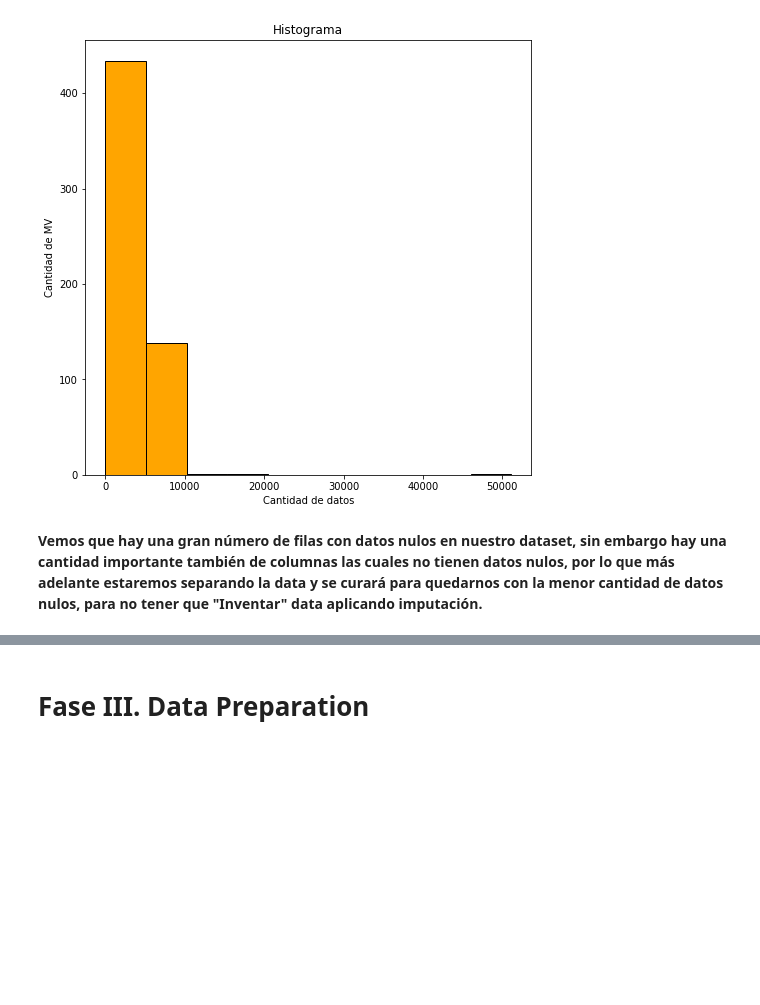
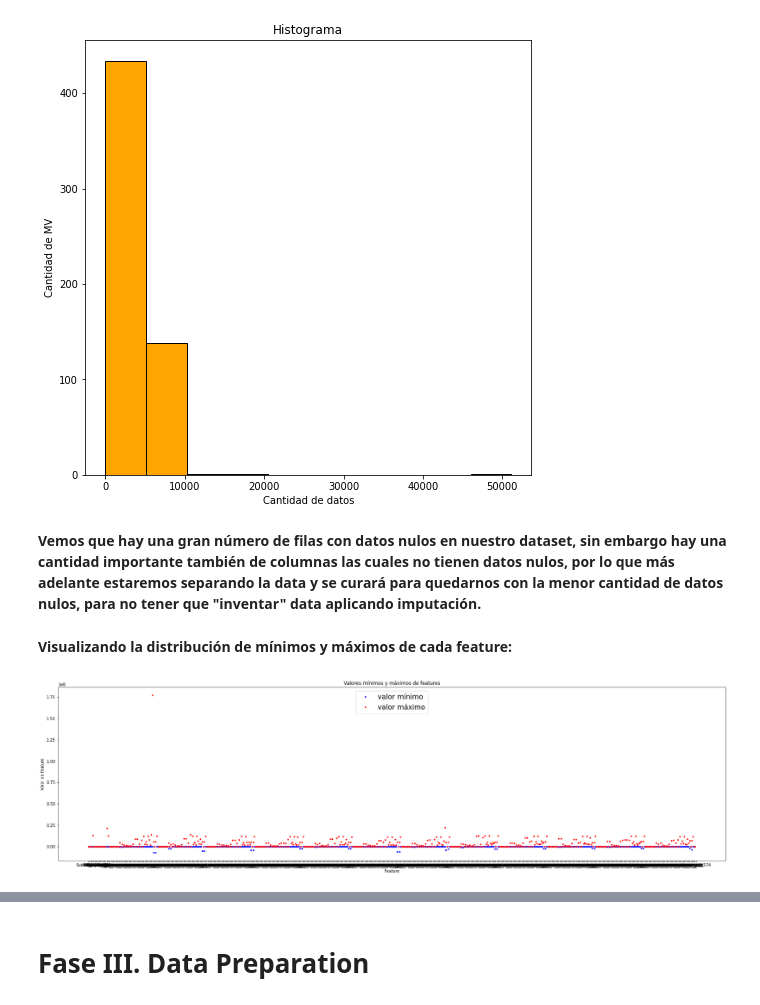
Before and after one commit to Maxibrionest/MachineLearning, a Jupyter notebook: Entrega2/Entrega2.ipynb, the cells around one changed output, grey strips where cells are left out. Drawn from its saved outputs; the diff is of its cells as text; code cells hidden in the pictures; blank space fills up the shorter version.

```diff
--- a/Entrega2/Entrega2.ipynb
+++ b/Entrega2/Entrega2.ipynb
@@ -162,4 +202,17 @@ plt.show()
 # %% [output]
 [figure]
 # %% [markdown]
-**Vemos que hay una gran número de filas con datos nulos en nuestro dataset, sin embargo hay una cantidad importante también de columnas las cuales no tienen datos nulos, por lo que más adelante estaremos separando la data y se curará para quedarnos con la menor cantidad de datos nulos, para no tener que "Inventar" data aplicando imputación.**
+**Vemos que hay una gran número de filas con datos nulos en nuestro dataset, sin embargo hay una cantidad importante también de columnas las cuales no tienen datos nulos, por lo que más adelante estaremos separando la data y se curará para quedarnos con la menor cantidad de datos nulos, para no tener que "inventar" data aplicando imputación.**
+# %% [markdown]
+**Visualizando la distribución de mínimos y máximos de cada feature:**
+# %%
+plt.figure(figsize=(30,8))
+plt.plot(vista_general.index, vista_general["min"], 'b.', label='valor mínimo')
+plt.plot(vista_general.index, vista_general["max"], 'r.', label='valor máximo')
+plt.xlabel('Feature')
+plt.ylabel('Valor de feature')
+plt.title('Valores mínimos y máximos de features')
+plt.legend(loc='upper center', fontsize='xx-large')
+plt.show()
+# %% [output]
+[figure, added]
```
Also changed, not shown: parts of 68 cells of this notebook.
